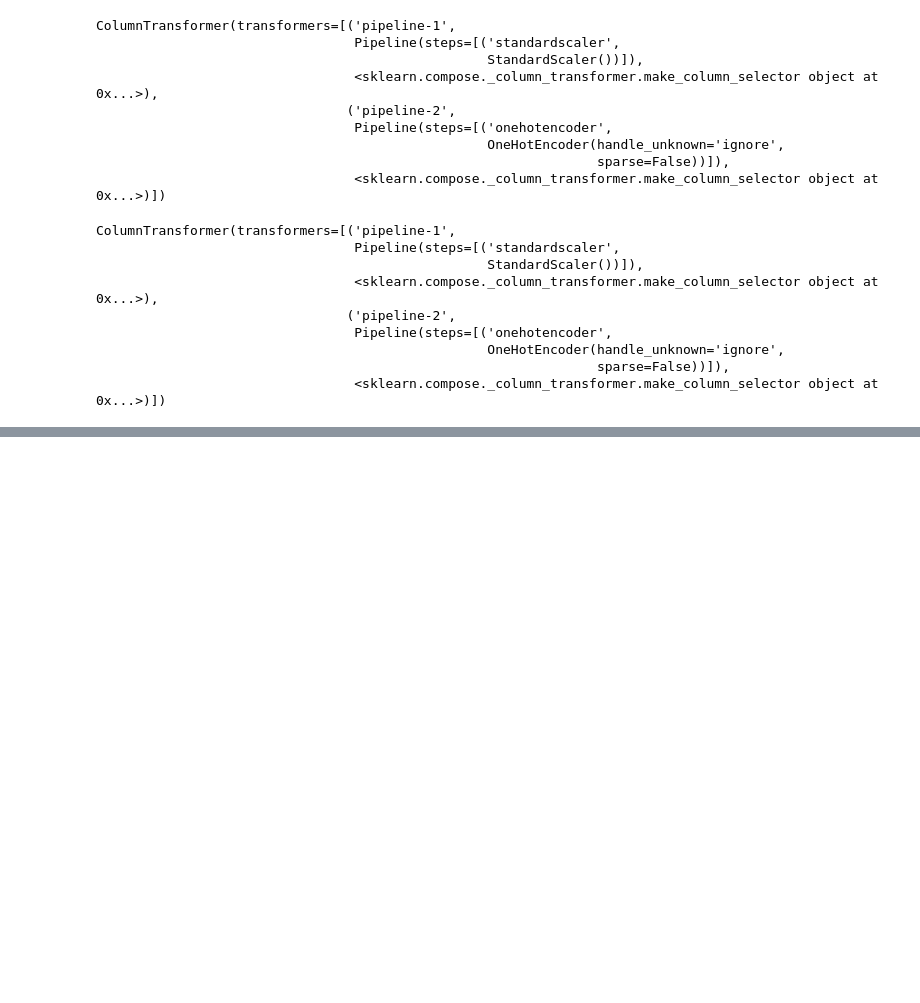
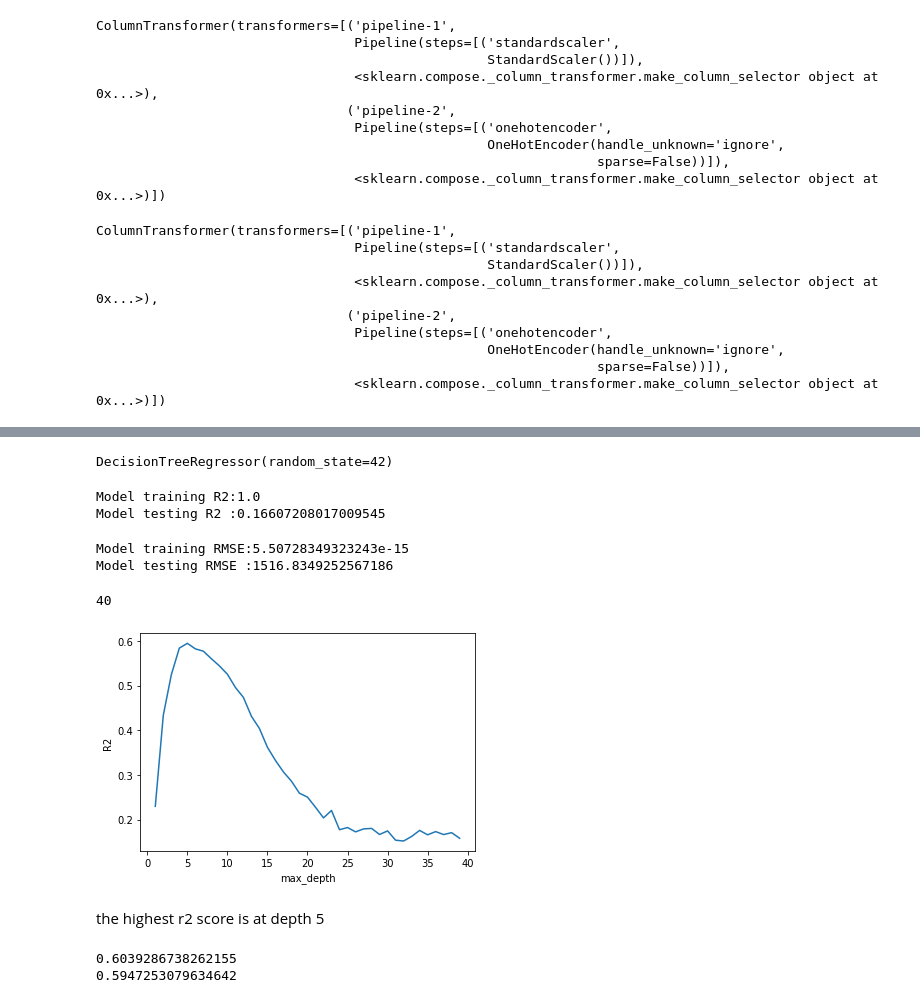
Before and after one commit to Gloria-L19/Sales_prediction, a Jupyter notebook: Salesprediction.ipynb, the cells around one changed output, grey strips where cells are left out. Saved outputs shown, nothing was run; the diff lists cells and outputs as text; code cells hidden in the pictures; blank space fills up the shorter version.

```diff
--- a/Salesprediction.ipynb
+++ b/Salesprediction.ipynb
@@ -465,0 +491,9 @@ array([[ 0.81916441, -0.71842121, -0.71277507, ...,  0.        ,
+# %%
+#predicting using the Linear Regression model
+train_pred =reg.predict(X_train_processed)
+# changing X_test_processed to panda
+X_test_processed  = pd.DataFrame(X_test_processed)
+test_pred = reg.predict(X_test_processed)
+
+#importing  the necessary metrics library
+from sklearn.metrics import r2_score
@@ -465,0 +520,13 @@ array([[ 0.81916441, -0.71842121, -0.71277507, ...,  0.        ,
+# %%
+# using the decision tree model
+
+#import library
+from sklearn.tree import DecisionTreeRegressor
+
+#Instantiating the model
+dec_tree = DecisionTreeRegressor(random_state=42)
+# %%
+# fitting the regression model
+dec_tree.fit(X_train_processed,y_train)
+# %% [output]
+DecisionTreeRegressor(random_state=42)
@@ -465,0 +537,54 @@ array([[ 0.81916441, -0.71842121, -0.71277507, ...,  0.        ,
+# %%
+#Evaluating with r2 score
+train_r2 = r2_score(y_train, train_pred_tree)
+test_r2 = r2_score(y_test, test_pred_tree)
+print(f'Model training R2:{train_r2}')
+print(f'Model testing R2 :{test_r2}')
+# %% [output]
+Model training R2:1.0
+Model testing R2 :0.16607208017009545
+# %%
+#Evaluating with RMSE (root mean squared error)
+train_RMSE = np.sqrt(np.mean(np.abs(train_pred_tree-y_train)**2))
+test_RMSE = np.sqrt(np.mean(np.abs(test_pred_tree-y_test)**2))
+
+print(f'Model training RMSE:{train_RMSE}')
+print(f'Model testing RMSE :{test_RMSE}')
+# %% [output]
+Model training RMSE:5.50728349323243e-15
+Model testing RMSE :1516.8349252567186
+# %%
+# improving the r2 score
+# determining depth of the default tree
+dec_tree.get_depth()
+# %% [output]
+40
+# %%
+# creating a loop for different depth values
+max_depth_range= list(range(1,40))
+r2=[]
+for depth in max_depth_range:
+  dec_tree_1= DecisionTreeRegressor(max_depth=depth, random_state=42)
+  dec_tree_1.fit(X_train_processed,y_train)
+  test_r2score= dec_tree_1.score(X_test_processed,y_test)
+  r2.append(test_r2score)
+# %%
+# visualising the depth with the highest r2score
+plt.plot(max_depth_range,r2)
+plt.xlabel('max_depth')
+plt.ylabel('R2');
+# %% [output]
+[figure, added]
+# %% [markdown]
+the highest r2 score is at depth 5
+# %%
+#with a depth of 5
+dec_tree_5 = DecisionTreeRegressor(max_depth = 5, random_state = 42)
+dec_tree_5.fit(X_train_processed, y_train)
+train_5_score = dec_tree_5.score(X_train_processed, y_train)
+test_5_score = dec_tree_5.score(X_test_processed, y_test)
+print(train_5_score)
+print(test_5_score)
+# %% [output]
+0.6039286738262155
+0.5947253079634642
```
Also changed, not shown: parts of 7 cells of this notebook.
